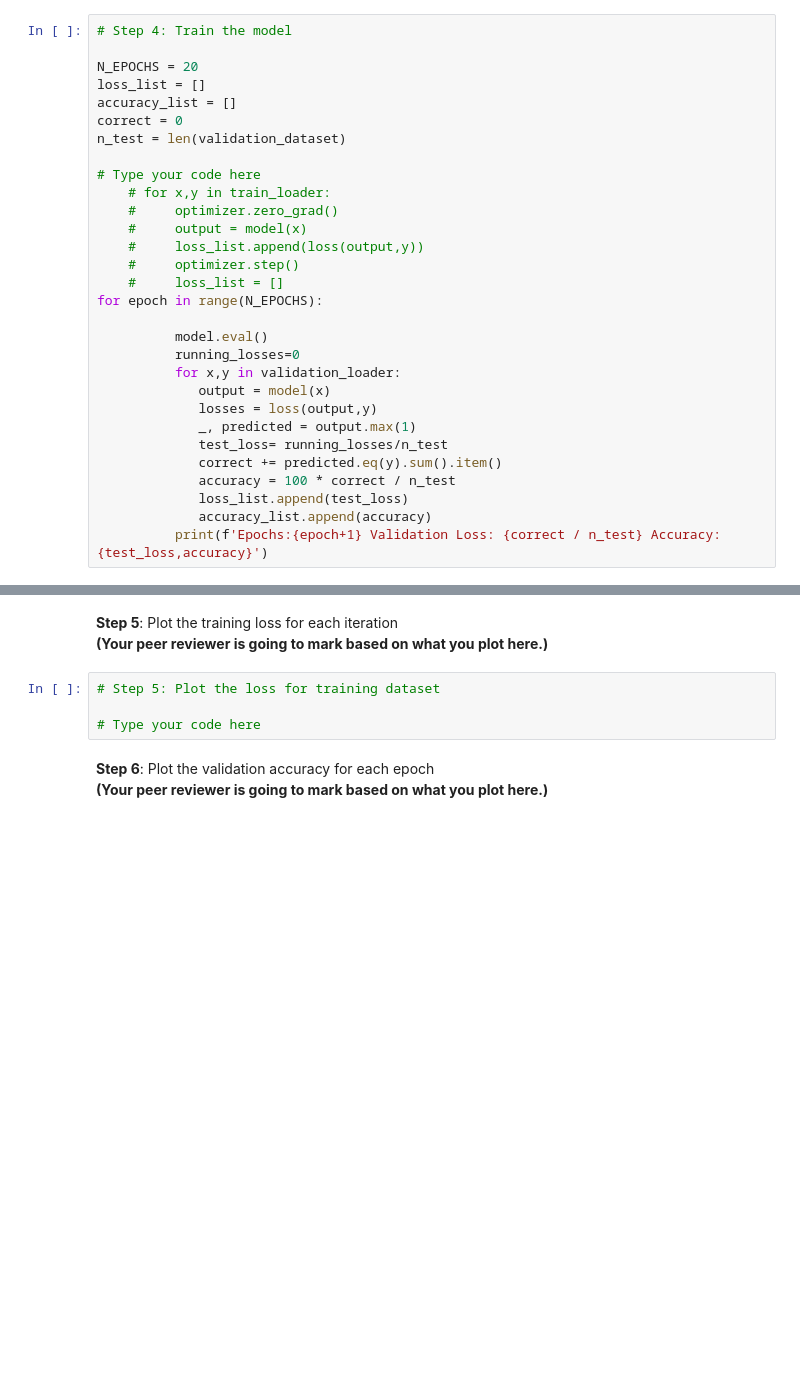
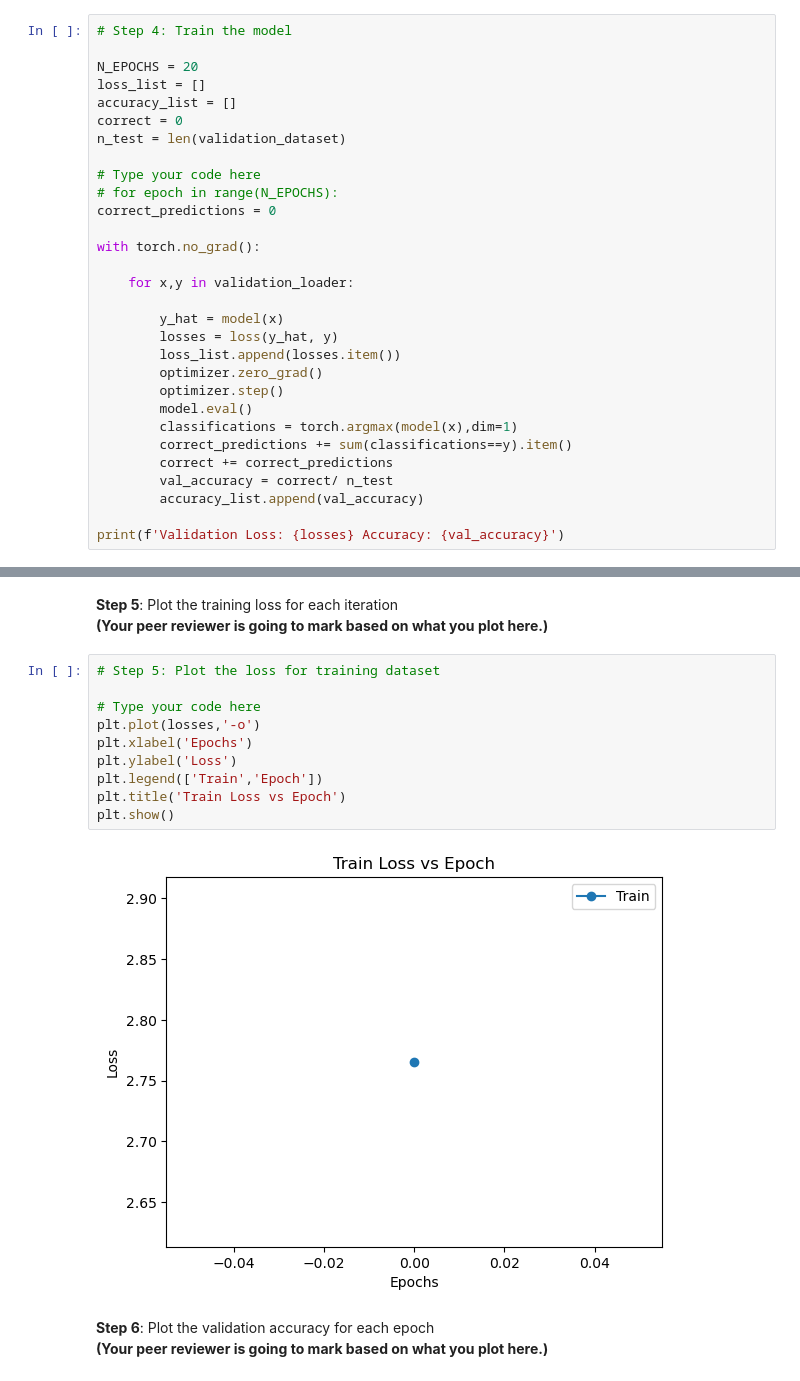
Before and after one commit to anuragshukla2404/dlproject, a Jupyter notebook: DL0320EN-3-1-BuildingModel_PyTorch.ipynb, the cells around one changed output, grey strips where cells are left out. Saved outputs shown, nothing was run; the diff lists cells and outputs as text; blank space fills up the shorter version.

Commit message:
indicated the predicted label

```diff
--- a/DL0320EN-3-1-BuildingModel_PyTorch.ipynb
+++ b/DL0320EN-3-1-BuildingModel_PyTorch.ipynb
@@ -234,24 +235,24 @@ correct = 0
 n_test = len(validation_dataset)
 
 # Type your code here
-    # for x,y in train_loader:
-    #     optimizer.zero_grad()
-    #     output = model(x)
-    #     loss_list.append(loss(output,y))
-    #     optimizer.step()
-    #     loss_list = []
-for epoch in range(N_EPOCHS):
+# for epoch in range(N_EPOCHS):
+correct_predictions = 0
 
-          model.eval()
-          running_losses=0
-          for x,y in validation_loader:
-             output = model(x)
-             losses = loss(output,y)
-             _, predicted = output.max(1)
-             test_loss= running_losses/n_test
-             correct += predicted.eq(y).sum().item()
-             accuracy = 100 * correct / n_test
-             loss_list.append(test_loss)
-             accuracy_list.append(accuracy)
-          print(f'Epochs:{epoch+1} Validation Loss: {correct / n_test} Accuracy: {test_loss,accuracy}')
+with torch.no_grad():
+
+    for x,y in validation_loader:
+
+        y_hat = model(x)
+        losses = loss(y_hat, y)
+        loss_list.append(losses.item())
+        optimizer.zero_grad()
+        optimizer.step()
+        model.eval()
+        classifications = torch.argmax(model(x),dim=1)
+        correct_predictions += sum(classifications==y).item()
+        correct += correct_predictions
+        val_accuracy = correct/ n_test
+        accuracy_list.append(val_accuracy)
+
+print(f'Validation Loss: {losses} Accuracy: {val_accuracy}')
 # %% [output]
@@ -280,7 +262,15 @@ Epochs:20 Validation Loss: 1.7142857142857142 Accuracy: (0.0, 171.42857142857142
 # %%
 # Step 5: Plot the loss for training dataset
 
 # Type your code here
+plt.plot(losses,'-o')
+plt.xlabel('Epochs')
+plt.ylabel('Loss')
+plt.legend(['Train','Epoch'])
+plt.title('Train Loss vs Epoch')
+plt.show()
+# %% [output]
+[figure, added]
 # %% [markdown]
 <b>Step 6</b>: Plot the validation accuracy for each epoch<br> <b>(Your peer reviewer is going to mark based on what you plot here.)</b>
 # %%
```
Also changed, not shown: parts of 5 cells of this notebook, 2 other files.
